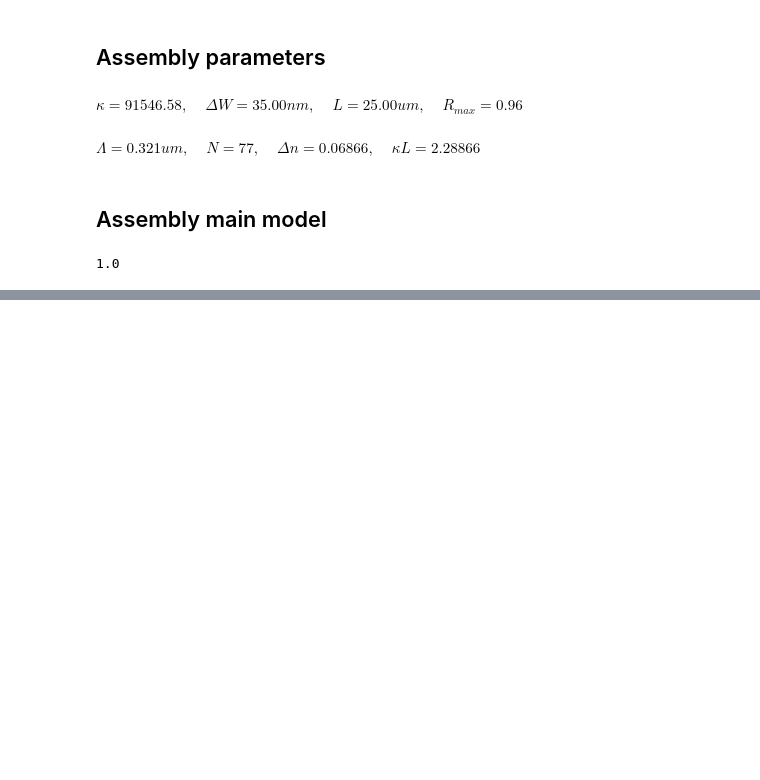
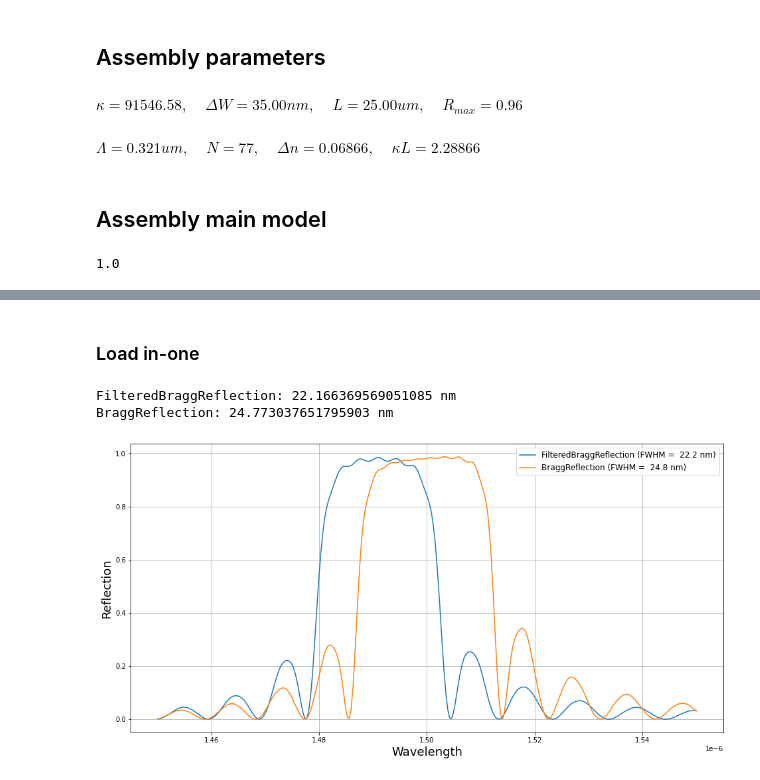
Before and after one commit to CaioRodrigues200/Photonics-training, a Jupyter notebook: Projects/Bragg Grating/SimulationFiles/FDTDAssembly.ipynb, the cells around one changed output, grey strips where cells are left out. Saved outputs shown, nothing was run; the diff lists cells and outputs as text; code cells hidden in the pictures; blank space fills up the shorter version.

```diff
--- a/Projects/Bragg Grating/SimulationFiles/FDTDAssembly.ipynb
+++ b/Projects/Bragg Grating/SimulationFiles/FDTDAssembly.ipynb
@@ -201,0 +273,31 @@ bragg.run()
+# %% [markdown]
+### Load in-one
+# %%
+from matplotlib.pyplot import legend
+
+
+keyNames = list(data.keys())
+
+plt.figure(figsize=(16,8))
+plt.xlabel("Wavelength",fontsize=18)
+plt.ylabel("Reflection",fontsize=18)
+plt.grid(True)
+
+fwhm_i = np.zeros(len(keyNames))
+
+for i in range(len(keyNames)):
+
+    pnts = signalLv(-data[keyNames[i]][1],0.5,"linear")
+    xaxis = data[keyNames[i]][0]
+    xcoords = pnts['index']
+    average = pnts['yMed']
+
+    fwhm_i[i] = xaxis[xcoords[0]]*1e9 - xaxis[xcoords[1]]*1e9
+    print(str(keyNames[i]) + ": " + str(fwhm_i[i]) + " nm")
+
+    plt.plot(data[keyNames[i]][0],-data[keyNames[i]][1], label="{} (FWHM = {:5.1f} nm)".format(keyNames[i],fwhm_i[i]))
+    plt.legend(fontsize=12)
+# %% [output]
+FilteredBraggReflection: 22.166369569051085 nm
+BraggReflection: 24.773037651795903 nm
+[figure, added]
```
Also changed, not shown: parts of 12 cells of this notebook, 6 other files.
